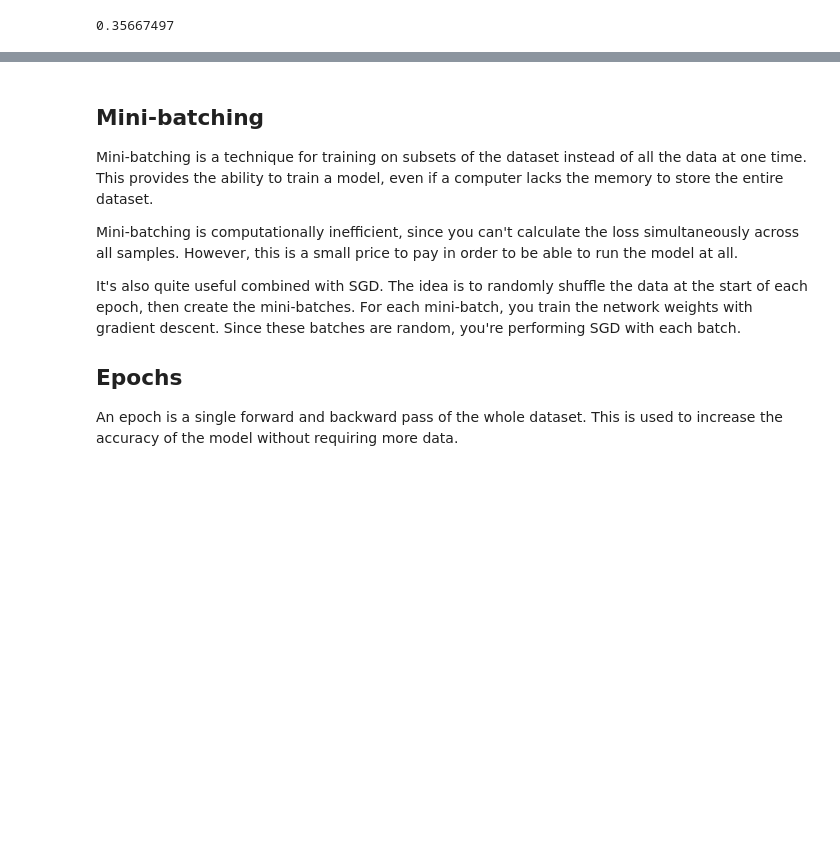
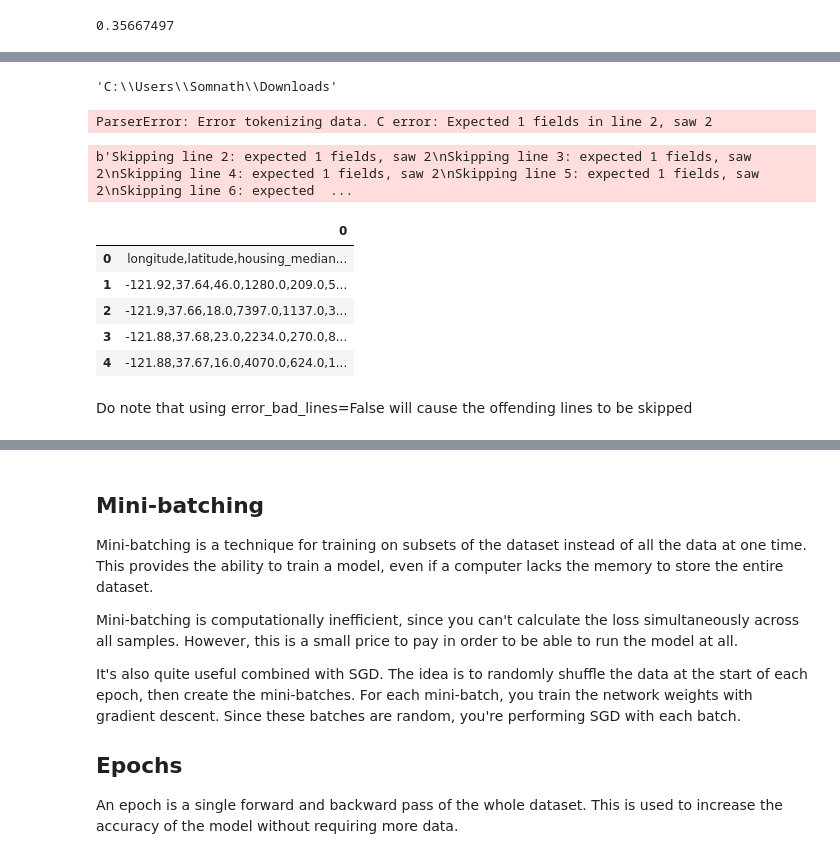
Before and after one commit to sbsomnath/DCVNLP-classes-example, a Jupyter notebook: Intro to Tensorflow -Tensorflow1stClass 23rdMay.ipynb, the cells around one changed output, grey strips where cells are left out. Cells and saved outputs as stored; diff of their text form; code cells hidden in the pictures; blank space fills up the shorter version.

```diff
--- a/Intro to Tensorflow -Tensorflow1stClass 23rdMay.ipynb
+++ b/Intro to Tensorflow -Tensorflow1stClass 23rdMay.ipynb
@@ -360,0 +450,24 @@ with tf.Session() as session:
+# %%
+import os
+os.getcwd()
+# %% [output]
+'C:\\Users\\Somnath\\Downloads'
+# %%
+df=pd.read_csv("housing.csv",delim_whitespace=True,header=None)
+# %% [output]
+ParserError: Error tokenizing data. C error: Expected 1 fields in line 2, saw 2
+# %%
+df=pd.read_csv("housing.csv",delim_whitespace=True,header=None,error_bad_lines=False)
+# %% [output]
+b'Skipping line 2: expected 1 fields, saw 2\nSkipping line 3: expected 1 fields, saw 2\nSkipping line 4: expected 1 fields, saw 2\nSkipping line 5: expected 1 fields, saw 2\nSkipping line 6: expected  ...
+# %%
+df.head()
+# %% [output]
+|  | 0 |
+| 0 | longitude,latitude,housing_median... |
+| 1 | -121.92,37.64,46.0,1280.0,209.0,5... |
+| 2 | -121.9,37.66,18.0,7397.0,1137.0,3... |
+| 3 | -121.88,37.68,23.0,2234.0,270.0,8... |
+| 4 | -121.88,37.67,16.0,4070.0,624.0,1... |
+# %% [markdown]
+Do note that using error_bad_lines=False will cause the offending lines to be skipped
```
Also changed, not shown: parts of 22 cells of this notebook.
